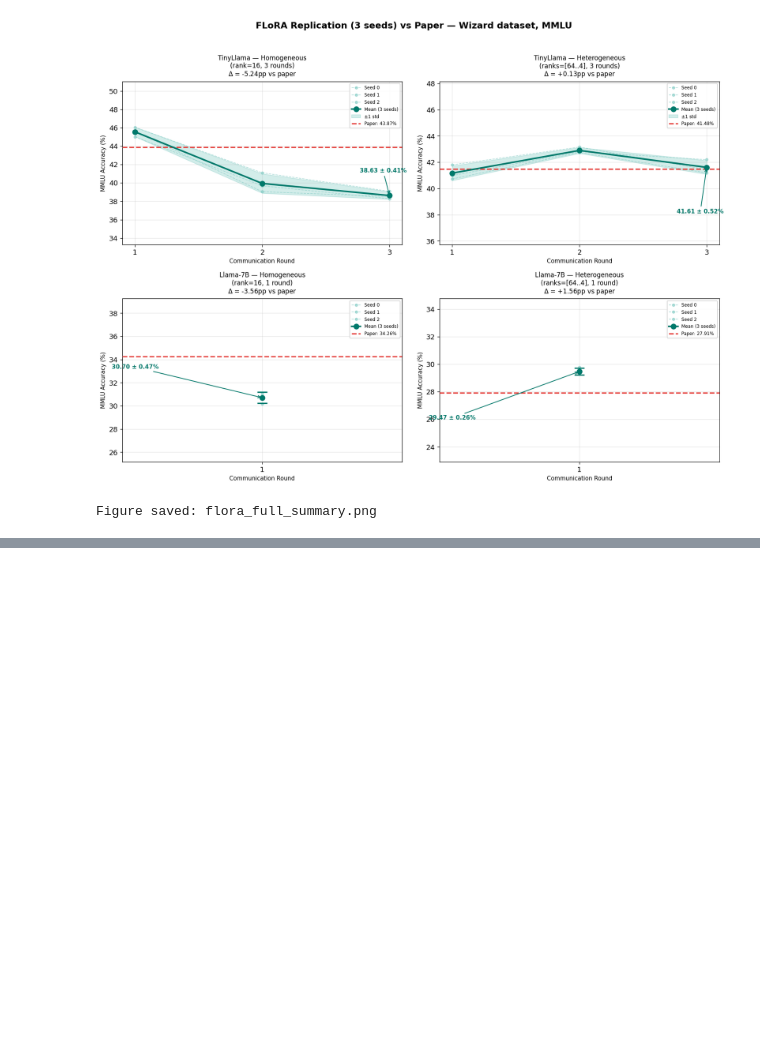
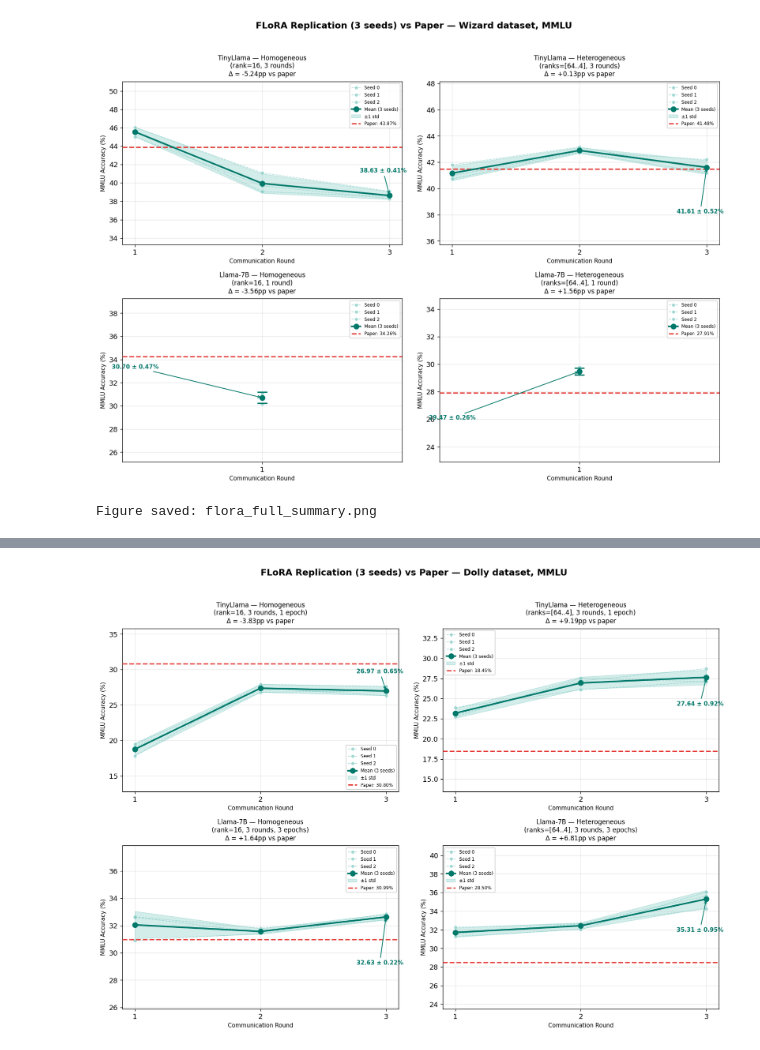
Before and after one commit to trantrieuvy/FederatedLLM, a Jupyter notebook: flora_results_analysis.ipynb, the cells around one changed output, grey strips where cells are left out. Cells and saved outputs as stored; diff of their text form; code cells hidden in the pictures; blank space fills up the shorter version.

```diff
--- a/flora_results_analysis.ipynb
+++ b/flora_results_analysis.ipynb
@@ -548,0 +842,20 @@ Figure saved: flora_full_summary.png
+# %%
+print("FLoRA Replication Summary — Dolly dataset, MMLU accuracy (%)")
+print("=" * 95)
+print(f"{'Experiment':<20} {'Rounds':>7} {'Paper':>7} {'Seed 0':>8} {'Seed 1':>8} {'Seed 2':>8} {'Mean±Std':>12} {'Δ(mean)':>8}")
+print("-" * 95)
+
+exp_info_dolly = {
+    'tinyllama_homo':  ('TinyLlama Homo',  3),
+    'tinyllama_heter': ('TinyLlama Heter', 3),
+    'llama_homo':      ('Llama-7B Homo',   3),
+    'llama_heter':     ('Llama-7B Heter',  3),
+}
+
+for k, (name, rounds) in exp_info_dolly.items():
+    s = stats_dolly[k]
+    seeds_str = [f"{seed_results_dolly[k][sd][-1]:.2f}" for sd in SEEDS]
+    delta = s['mean'] - paper_dolly[k]
+    print(f"{name:<20} {rounds:>7} {paper_dolly[k]:>7.2f} {seeds_str[0]:>8} {seeds_str[1]:>8} {seeds_str[2]:>8} {s['mean']:>5.2f}±{s['std']:.2f} {delta:>+8.2f}")
+
+print("=" * 95)
@@ -548,0 +914,68 @@ Figure saved: flora_full_summary.png
+# %%
+fig, axes = plt.subplots(2, 2, figsize=(14, 10))
+
+exp_order = ['tinyllama_homo', 'tinyllama_heter', 'llama_homo', 'llama_heter']
+titles = [
+    'TinyLlama — Homogeneous\n(rank=16, 3 rounds, 1 epoch)',
+    'TinyLlama — Heterogeneous\n(ranks=[64..4], 3 rounds, 1 epoch)',
+    'Llama-7B — Homogeneous\n(rank=16, 3 rounds, 3 epochs)',
+    'Llama-7B — Heterogeneous\n(ranks=[64..4], 3 rounds, 3 epochs)',
+]
+
+for idx, (key, title) in enumerate(zip(exp_order, titles)):
+    ax = axes[idx // 2][idx % 2]
+    s = stats_dolly[key]
+
+    all_runs = np.array([seed_results_dolly[key][sd] for sd in SEEDS if sd in seed_results_dolly[key]])
+    mean_per_round = all_runs.mean(axis=0)
+    std_per_round = all_runs.std(axis=0, ddof=1)
+    num_rounds = len(mean_per_round)
+    rounds = np.arange(1, num_rounds + 1)
+
+    for sd in SEEDS:
+        if sd in seed_results_dolly[key]:
+            ax.plot(rounds, seed_results_dolly[key][sd], 'o--', color='#80CBC4',
+                    linewidth=1, markersize=4, alpha=0.6, label=f'Seed {sd}')
+
+    ax.plot(rounds, mean_per_round, 'o-', color='#00796B', linewidth=2.5,
+            markersize=8, label='Mean (3 seeds)', zorder=4)
+    ax.fill_between(rounds, mean_per_round - std_per_round, mean_per_round + std_per_round,
+                    color='#26A69A', alpha=0.2, label='±1 std')
+
+    ax.axhline(paper_dolly[key], color='#E53935', linestyle='--', linewidth=2,
+               label=f'Paper: {paper_dolly[key]:.2f}%', zorder=3)
+
+    final_mean = mean_per_round[-1]
+    final_std = std_per_round[-1]
+    delta = final_mean - paper_dolly[key]
+
+    y_offset = 2.5 if final_mean < paper_dolly[key] else -3.5
+    ax.annotate(f'{final_mean:.2f} ± {final_std:.2f}%',
+                xy=(rounds[-1], final_mean),
+                xytext=(rounds[-1] - 0.05, final_mean + y_offset),
+                fontsize=9, fontweight='bold', color='#00796B',
+                ha='center',
+                arrowprops=dict(arrowstyle='->', color='#00796B', lw=1.2))
+
+    ax.set_title(f'{title}\n$\\Delta$ = {delta:+.2f}pp vs paper', fontsize=10, pad=8)
+    ax.set_xlabel('Communication Round', fontsize=9)
+    ax.set_ylabel('MMLU Accuracy (%)', fontsize=9)
+    ax.set_xticks(rounds)
+
+    all_vals = list(all_runs.flatten()) + [paper_dolly[key]]
+    y_min = min(all_vals) - 5
+    y_max = max(all_vals) + 5
+    ax.set_ylim(y_min, y_max)
+
+    ax.legend(fontsize=7, loc='best', framealpha=0.9)
+    ax.grid(True, alpha=0.3)
+
+fig.suptitle('FLoRA Replication (3 seeds) vs Paper — Dolly dataset, MMLU',
+             fontsize=14, fontweight='bold', y=1.02)
+
+plt.tight_layout()
+plt.savefig('flora_dolly_full_summary.png', bbox_inches='tight', dpi=150)
+plt.show()
+print("Figure saved: flora_dolly_full_summary.png")
+# %% [output]
+[figure, added]
```
Also changed, not shown: parts of 18 cells of this notebook.
